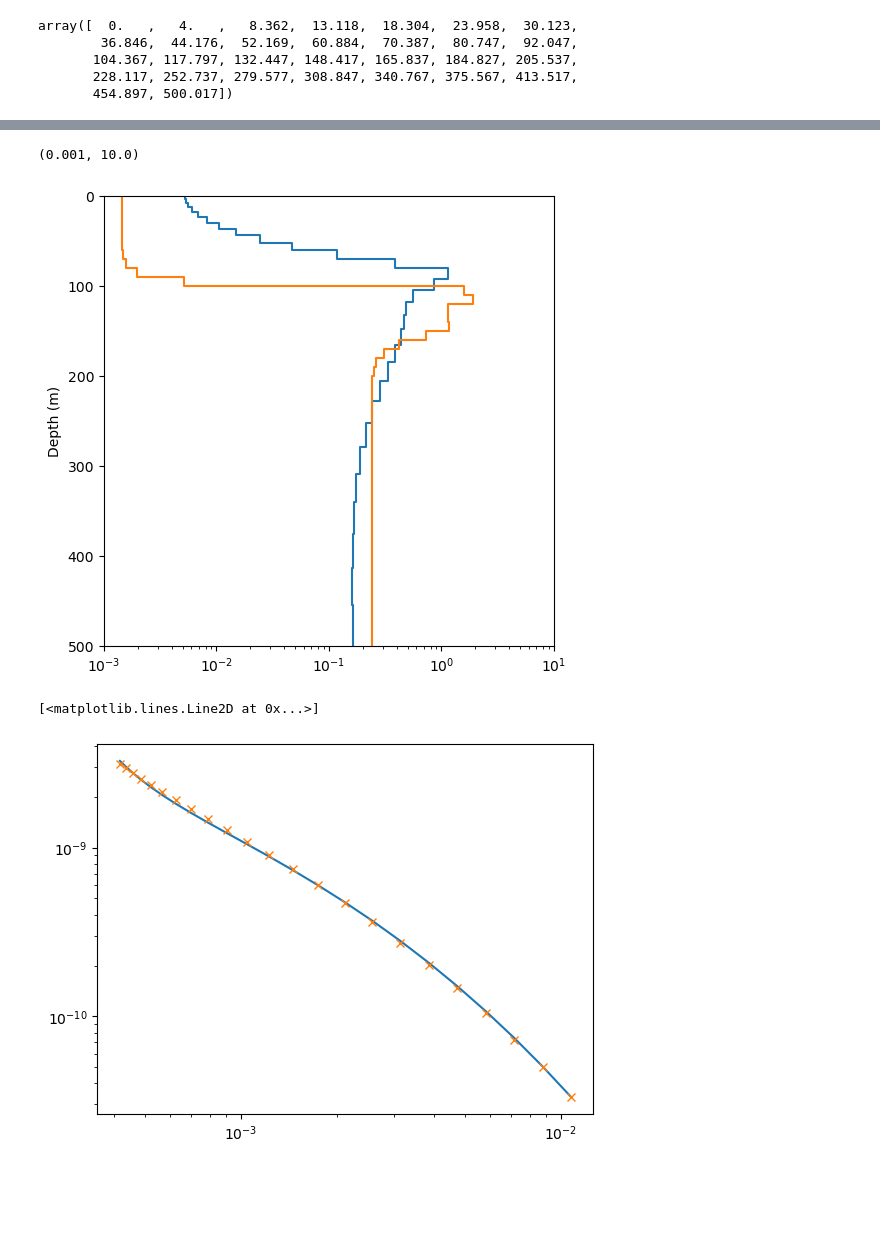
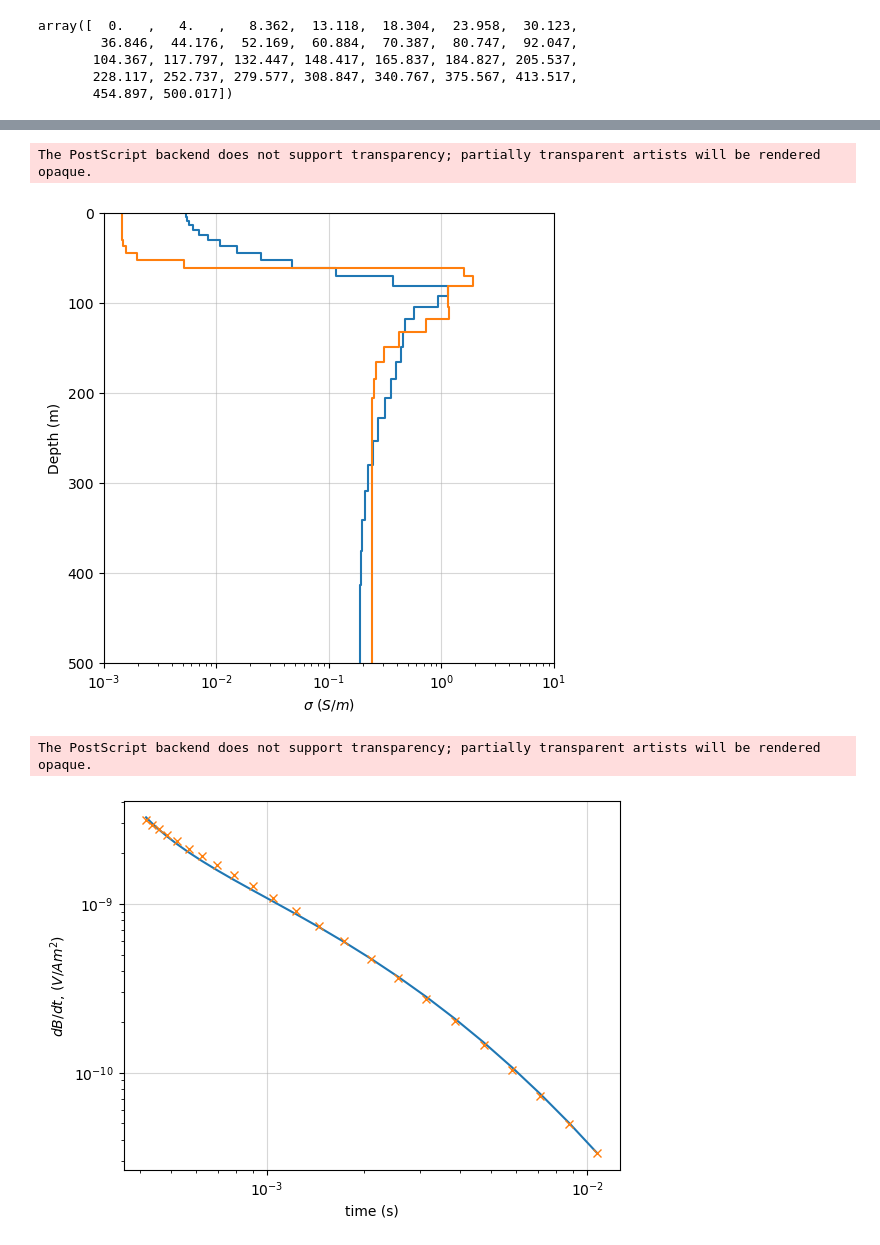
Before and after one commit to tpetillion/EOSC556B_ANTAEM, a Jupyter notebook: code/antaem-inversion-hm.ipynb, the cells around one changed output, grey strips where cells are left out. Saved outputs shown, nothing was run; the diff lists cells and outputs as text; code cells hidden in the pictures; blank space fills up the shorter version.

```diff
--- a/code/antaem-inversion-hm.ipynb
+++ b/code/antaem-inversion-hm.ipynb
@@ -15,6 +15,9 @@ from SimPEG.utils import plot_1d_layer_model
 import discretize
 
 import contextily as ctx
+
+
+savefig = True
 # %% [markdown]
 ## Load and process the data to be inverted
 -----
@@ -563,7 +590,7 @@ phi_ms = [save_dict.outDict[i]['phi_m'] for i in range(1, n_iter)]
 betas =  [save_dict.outDict[i]['beta'] for i in range(1, n_iter)]
 # %%
 # this is an L-curvey plot
-L_iter = (np.abs(np.asarray(phi_ds) < len(dobs)/2)).argmax()
+L_iter = (np.abs(np.asarray(phi_ds) < len(dobs))).argmax()+1
 plt.loglog(phi_ms, phi_ds)
 plt.loglog(phi_ms[L_iter], phi_ds[L_iter], marker='*', markersize=10)
 
@@ -583,23 +614,34 @@ inv_station
 # %%
 # plot model
 
 m_final = save_dict.outDict[L_iter]['m']
 d_final = sim_reg.make_synthetic_data(m_final)
 ax = plot_1d_layer_model(sim_reg.thicknesses, exp_map * m_final)
-plot_1d_layer_model(sim_inv2.thicknesses, 1/inv_station_rho, ax=ax)
+plot_1d_layer_model(inv_thicknesses, 1/inv_station_rho, ax=ax)
 ax.set_ylim([500, 0])
 ax.set_xlim([1E-3, 1E1])
+ax.set_xlabel("$\sigma$ ($S/m$)")
+plt.grid(alpha=0.5)
+if savefig:
+    plt.savefig('1d_model_sigma.eps', format='eps')
 # %% [output]
-(0.001, 10.0)
+The PostScript backend does not support transparency; partially transparent artists will be rendered opaque.
-[figure, old version]
+[figure, new version]
 # %%
 # plot best fit
 plt.loglog(hm_times, -d_final[src_hm, rx_hm])
 
 plt.loglog(hm_times, -data_container[src_hm, rx_hm], color='C1', marker='x', linestyle="")
+
+plt.xlabel("time (s)")
+plt.ylabel("$dB/dt$, $(V/Am^2)$")
+plt.grid(alpha=0.5)
+
+if savefig:
+    plt.savefig('1d_model_data.eps', format='eps')
 # %% [output]
-[<matplotlib.lines.Line2D at 0x...>]
+The PostScript backend does not support transparency; partially transparent artists will be rendered opaque.
-[figure, old version]
+[figure, new version]
 # %%
 rel_diff = np.abs((data_container.dobs - d_final.dclean)/data_container.dobs)
 rel_diff.mean()
```
Also changed, not shown: parts of 12 cells of this notebook, 4 other files.
